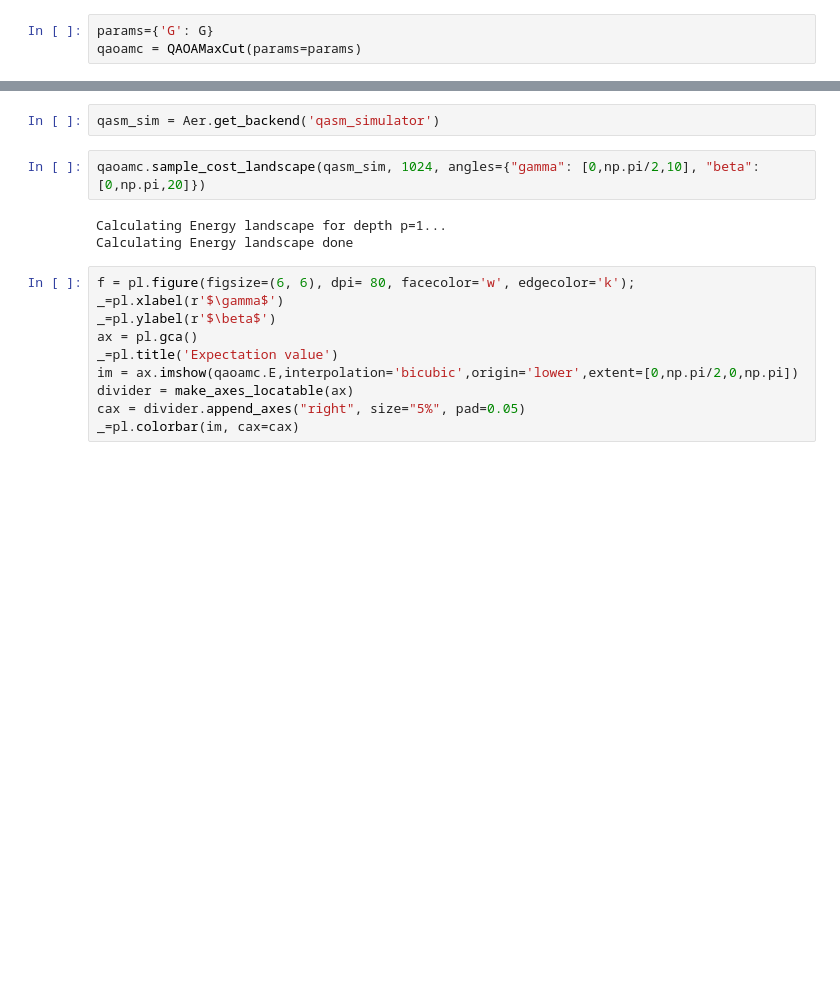
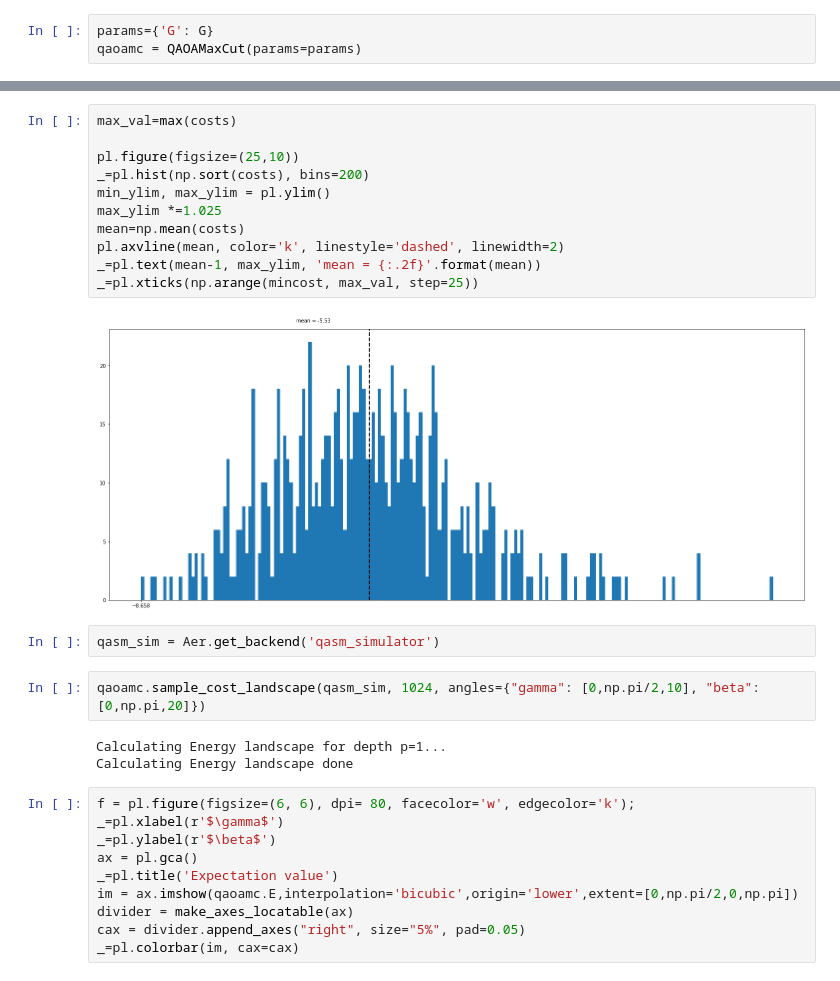
Before and after one commit to OpenQuantumComputing/optimization, a Jupyter notebook: MaxCut/10 nodes.ipynb, the cells around one changed output, grey strips where cells are left out. Saved outputs shown, nothing was run; the diff lists cells and outputs as text; blank space fills up the shorter version.

```diff
--- a/MaxCut/10 nodes.ipynb
+++ b/MaxCut/10 nodes.ipynb
@@ -22,3 +34,16 @@ qaoamc = QAOAMaxCut(params=params)
+# %%
+max_val=max(costs)
+
+pl.figure(figsize=(25,10))
+_=pl.hist(np.sort(costs), bins=200)
+min_ylim, max_ylim = pl.ylim()
+max_ylim *=1.025
+mean=np.mean(costs)
+pl.axvline(mean, color='k', linestyle='dashed', linewidth=2)
+_=pl.text(mean-1, max_ylim, 'mean = {:.2f}'.format(mean))
+_=pl.xticks(np.arange(mincost, max_val, step=25))
+# %% [output]
+[figure, added]
 # %%
 qasm_sim = Aer.get_backend('qasm_simulator')
 # %%
```
Also changed, not shown: parts of 13 cells of this notebook, 3 other files.
